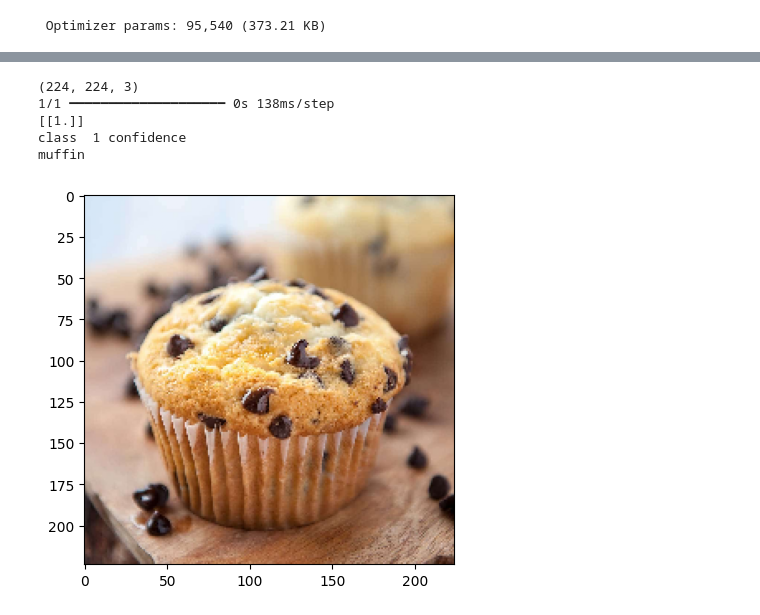
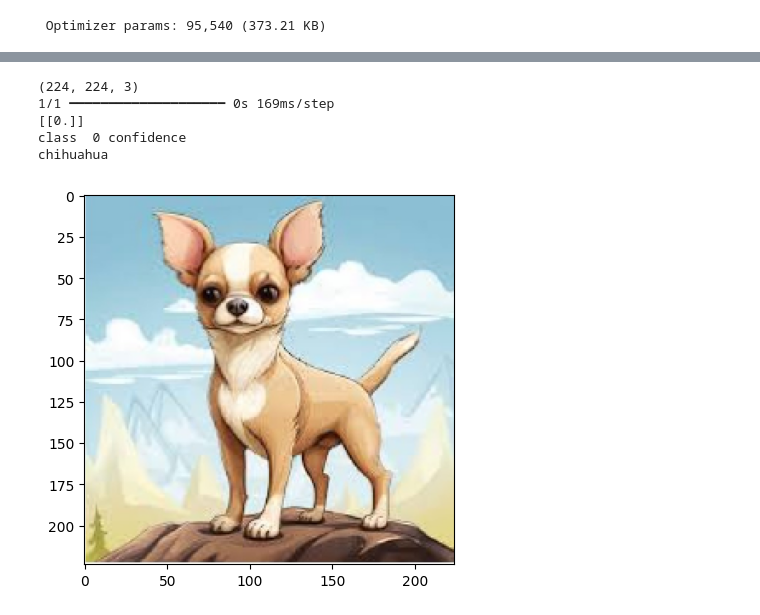
Before and after one commit to CamalichM/chihuaha_or_muffin, a Jupyter notebook: test.ipynb, the cells around one changed output, grey strips where cells are left out. Drawn from its saved outputs; the diff is of its cells as text; code cells hidden in the pictures.

Commit message:
Test actualizado

```diff
--- a/test.ipynb
+++ b/test.ipynb
@@ -77,33 +77,33 @@ for test_img in images:
 # %%
 # Con una sola img
-test_img = 'test_5.jpg'
+test_img = 'test_9.jpg'
 img_path = 'final_test/'+ test_img   #image to be tested
 
 #image preprocessing to be used
 img = image.load_img(img_path, target_size=(224, 224))
 img_tensor = image.img_to_array(img)
 print(img_tensor.shape)
 img_tensor = np.expand_dims(img_tensor, axis = 0)
 img_tensor /= 255.
 
 #model response
 
 confidence = model.predict(img_tensor)
 predict_class = (confidence > 0.5).astype("int32")
 print (confidence)
 print ("class ", predict_class[0][0], "confidence", )
 
 if predict_class[0][0] == 1:
   print("muffin")
 else:
   print("chihuahua")
 
 plt.imshow(img_tensor[0])
 plt.show()
 # %% [output]
 (224, 224, 3)
-1/1 ━━━━━━━━━━━━━━━━━━━━ 0s 138ms/step
-[[1.]]
-class  1 confidence
-muffin
+1/1 ━━━━━━━━━━━━━━━━━━━━ 0s 169ms/step
+[[0.]]
+class  0 confidence
+chihuahua
-[figure, old version]
+[figure, new version]
```
Also changed, not shown: parts of 1 cell of this notebook.
